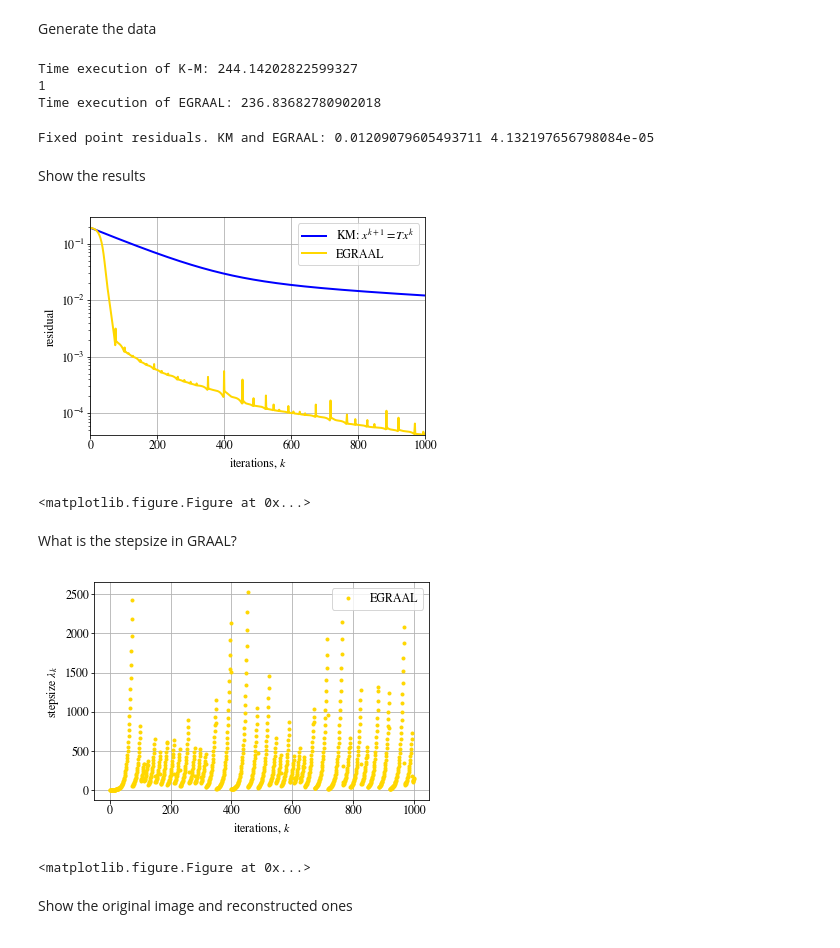
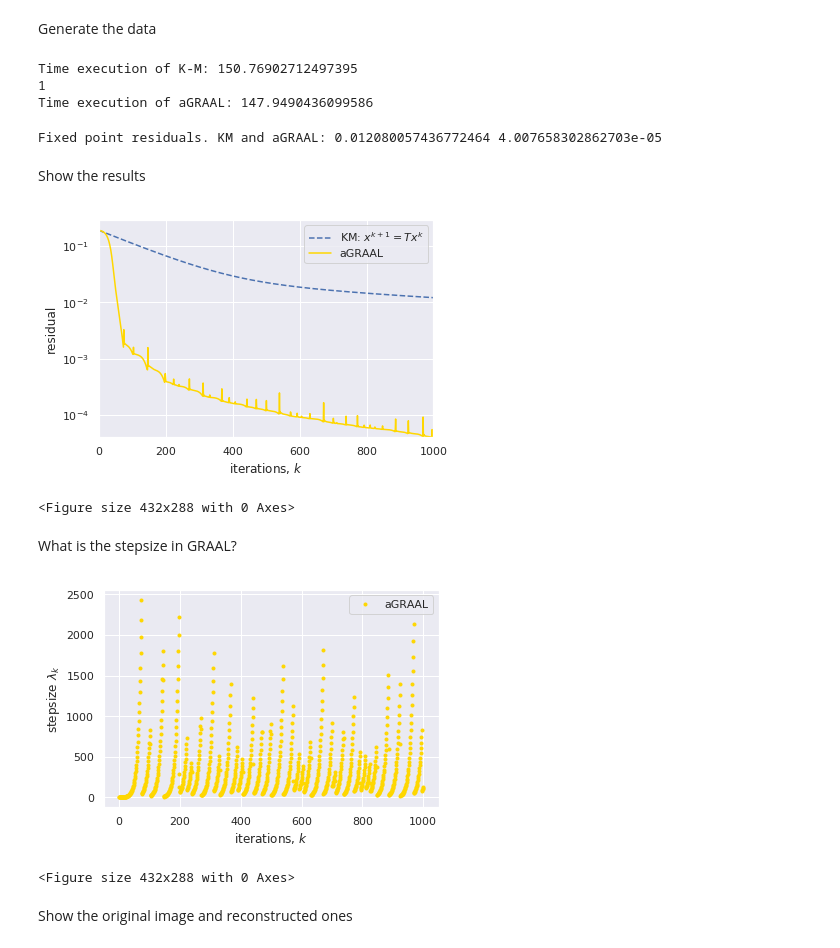
Before and after one commit to ymalitsky/graal, a Jupyter notebook: feasibility_problem/Tomography_reconstruction.ipynb, the cells around one changed output. Drawn from its saved outputs; the diff is of its cells as text; code cells hidden in the pictures.

```diff
--- a/feasibility_problem/Tomography_reconstruction.ipynb
+++ b/feasibility_problem/Tomography_reconstruction.ipynb
@@ -36,17 +36,14 @@ from skimage import data, transform, img_as_float, transform
 from skimage.color import rgb2gray
 from tomo_utils import generate_synthetic_data, build_projection_operator
 from fixed_points import *
-
+import matplotlib.pyplot as plt
+import seaborn as sns
 
 %load_ext autoreload
 %autoreload 2
 %matplotlib inline
 
-mpl.rc('lines', linewidth=2)
-mpl.rcParams.update(
-    {'font.size': 12, 'font.family': 'STIXGeneral', 'mathtext.fontset': 'stix'})
-mpl.rcParams['xtick.major.pad'] = 2
-mpl.rcParams['ytick.major.pad'] = 2
+sns.set()
 # %% [output]
 The autoreload extension is already loaded. To reload it, use:
   %reload_ext autoreload
@@ -90,24 +87,24 @@ J = lambda x: LA.norm(T(x)-x)
 N = 1000
 
 ans1 = krasn_mann(T, x0, 0, numb_iter=N)
-ans2 = fixed_point_egraal(T, x0, numb_iter=N, phi=1.5, output=False)
+ans2 = fixed_point_agraal(T, x0, numb_iter=N, phi=1.5, output=False)
 
 x1 = ans1[1]
 x2 = ans2[1]
 # %% [output]
-Time execution of K-M: 244.14202822599327
+Time execution of K-M: 150.76902712497395
 1
-Time execution of EGRAAL: 236.83682780902018
+Time execution of aGRAAL: 147.9490436099586
 # %%
-print("Fixed point residuals. KM and EGRAAL:", J(x1), J(x2))
+print("Fixed point residuals. KM and aGRAAL:", J(x1), J(x2))
 # %% [output]
-Fixed point residuals. KM and EGRAAL: 0.01209079605493711 4.132197656798084e-05
+Fixed point residuals. KM and aGRAAL: 0.012080057436772464 4.007658302862703e-05
 # %% [markdown]
 Show the results
 # %%
-plt.plot(ans1[0], 'b', label="KM: $x^{k+1}=Tx^k$")
+plt.plot(ans1[0], '--b', label="KM: $x^{k+1}=Tx^k$")
 
-plt.plot(ans2[0], '#FFD700', label="EGRAAL")
+plt.plot(ans2[0], '#FFD700', label="aGRAAL")
 
 plt.yscale('log')
 plt.legend()
@@ -118,31 +115,31 @@ plt.xlabel(u'iterations, $k$')
 plt.ylabel('residual')
 
 plt.legend()
-plt.grid()
-plt.savefig('figures/tomo-12.pdf',bbox_inches='tight')
+#plt.grid()
+plt.savefig('figures/tomo-12-darkgrid.pdf',bbox_inches='tight')
 plt.show()
 plt.clf()
 # %% [output]
-[figure, old version]
+[figure, new version]
-<matplotlib.figure.Figure at 0x...>
+<Figure size 432x288 with 0 Axes>
 # %% [markdown]
 What is the stepsize in GRAAL?
 # %%
-plt.plot(ans2[2], '.', color='#FFD700', label="EGRAAL")
+plt.plot(ans2[2], '.', color='#FFD700', label="aGRAAL")
 plt.legend()
 
 
 plt.xlabel(u'iterations, $k$')
 plt.ylabel('stepsize $\lambda_k$')
 
 plt.legend()
-plt.grid()
-plt.savefig('figures/tomo-22.pdf',bbox_inches='tight')
+#plt.grid()
+plt.savefig('figures/tomo-22-darkdrid.pdf',bbox_inches='tight')
 plt.show()
 plt.clf()
 # %% [output]
-[figure, old version]
+[figure, new version]
-<matplotlib.figure.Figure at 0x...>
+<Figure size 432x288 with 0 Axes>
 # %% [markdown]
 Show the original image and reconstructed ones
 # %%
```
Also changed, not shown: parts of 1 cell of this notebook, 18 other files.
